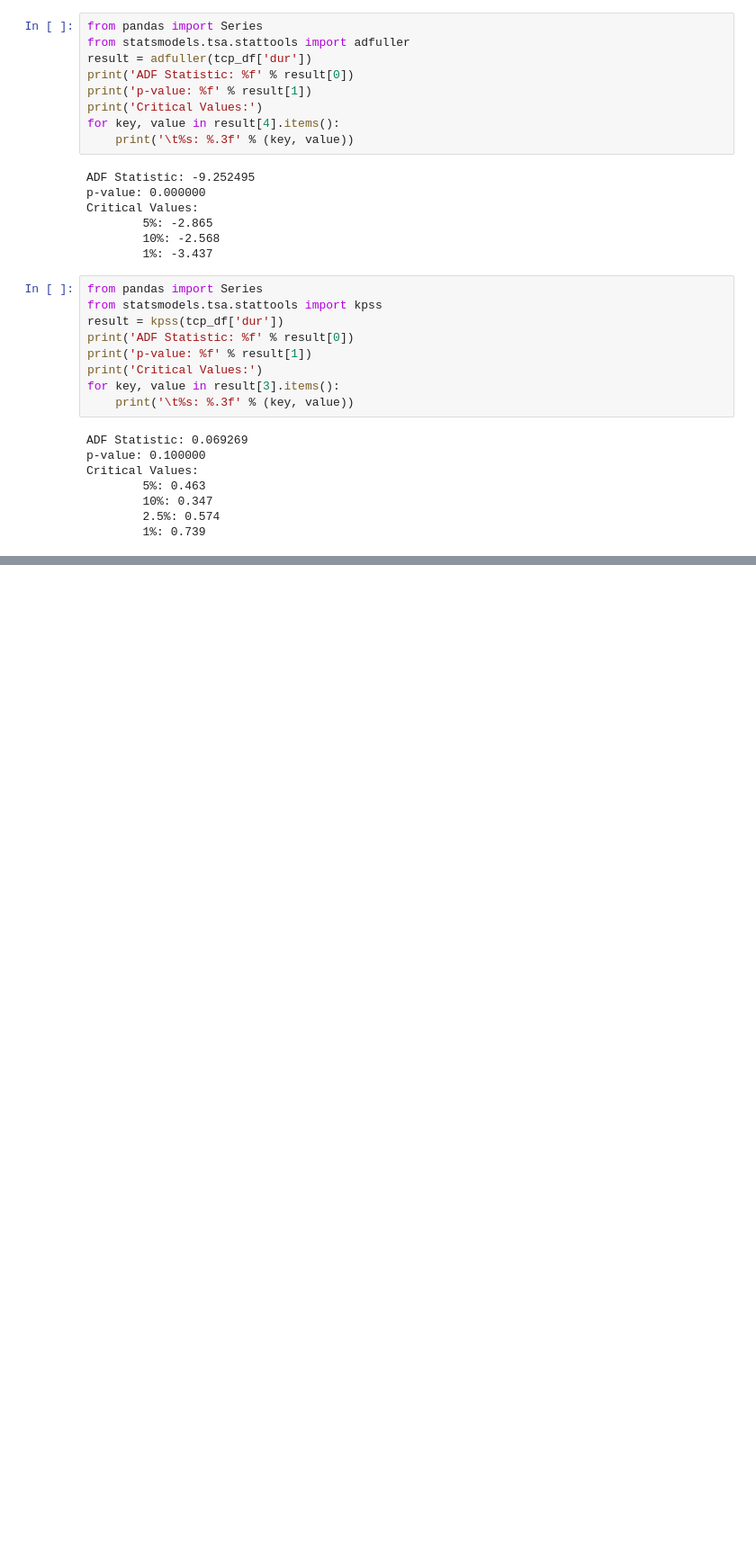
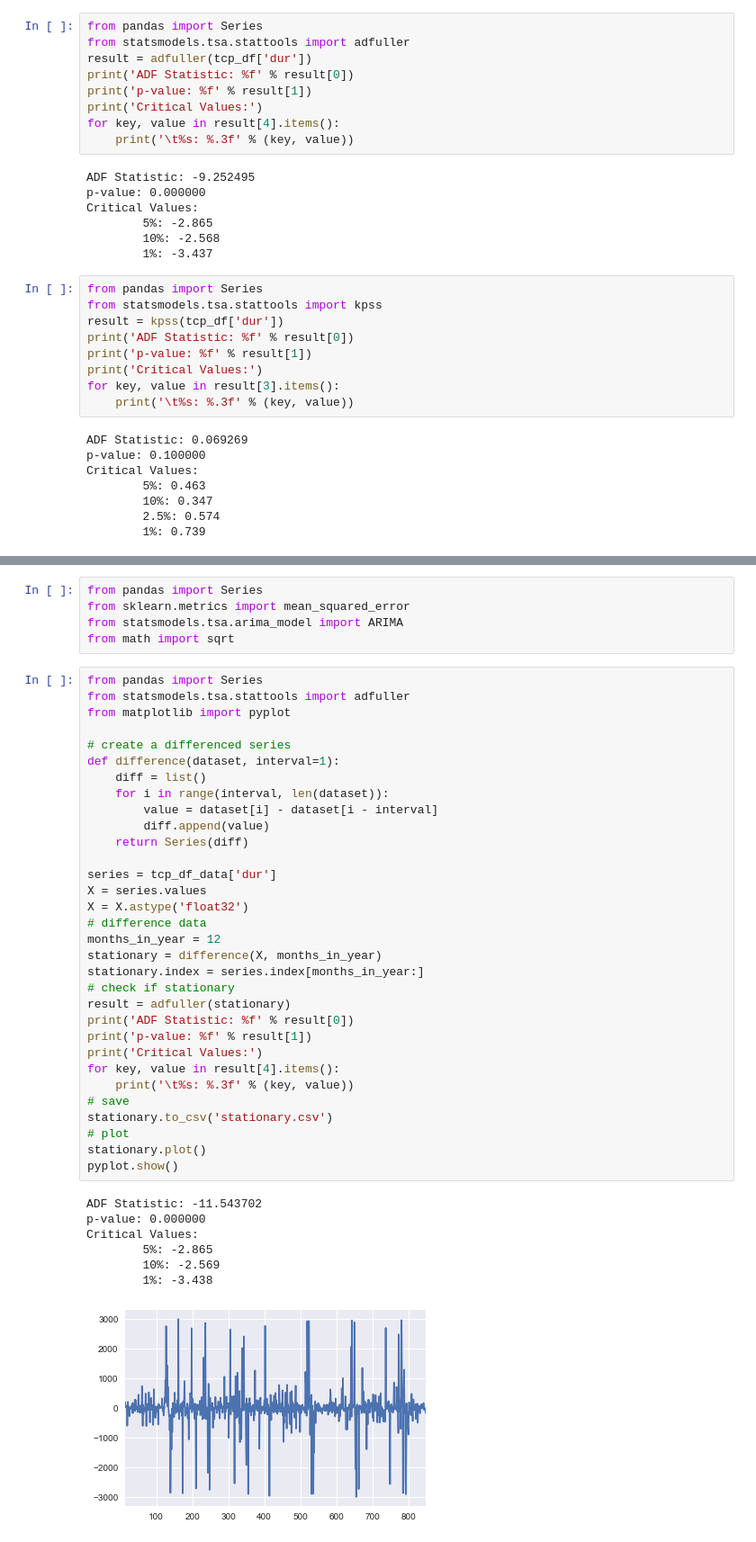
Before and after one commit to JosephKevin/TimeSeriesPrediction, a Jupyter notebook: ts_prediction_playground.ipynb, the cells around one changed output, grey strips where cells are left out. Shown at 90% size. Saved outputs shown, nothing was run; the diff lists cells and outputs as text; blank space fills up the shorter version.

```diff
--- a/ts_prediction_playground.ipynb
+++ b/ts_prediction_playground.ipynb
@@ -901,0 +1000,45 @@ Environment and problem description have been defined already
+# %%
+from pandas import Series
+from sklearn.metrics import mean_squared_error
+from statsmodels.tsa.arima_model import ARIMA
+from math import sqrt
+# %%
+from pandas import Series
+from statsmodels.tsa.stattools import adfuller
+from matplotlib import pyplot
+
+# create a differenced series
+def difference(dataset, interval=1):
+    diff = list()
+    for i in range(interval, len(dataset)):
+        value = dataset[i] - dataset[i - interval]
+        diff.append(value)
+    return Series(diff)
+
+series = tcp_df_data['dur']
+X = series.values
+X = X.astype('float32')
+# difference data
+months_in_year = 12
+stationary = difference(X, months_in_year)
+stationary.index = series.index[months_in_year:]
+# check if stationary
+result = adfuller(stationary)
+print('ADF Statistic: %f' % result[0])
+print('p-value: %f' % result[1])
+print('Critical Values:')
+for key, value in result[4].items():
+    print('\t%s: %.3f' % (key, value))
+# save
+stationary.to_csv('stationary.csv')
+# plot
+stationary.plot()
+pyplot.show()
+# %% [output]
+ADF Statistic: -11.543702
+p-value: 0.000000
+Critical Values:
+        5%: -2.865
+        10%: -2.569
+        1%: -3.438
+[figure, added]
```
Also changed, not shown: parts of 11 cells of this notebook.
